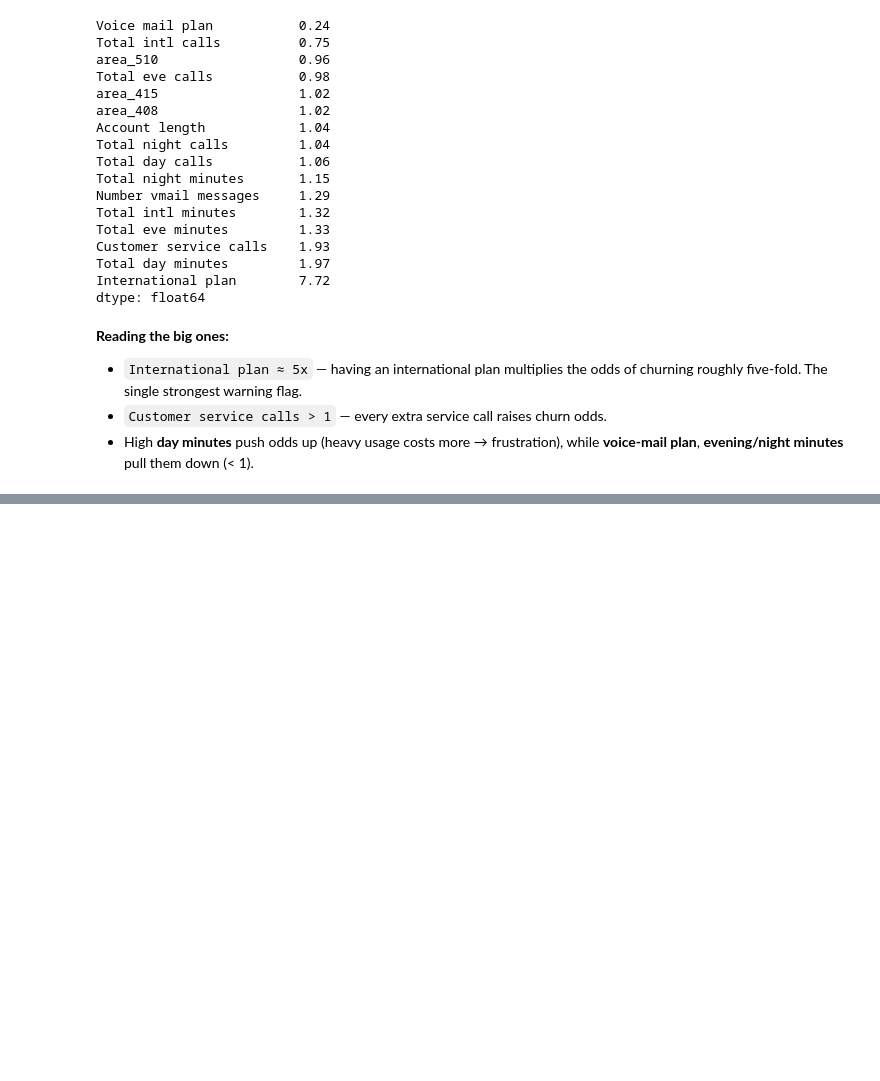
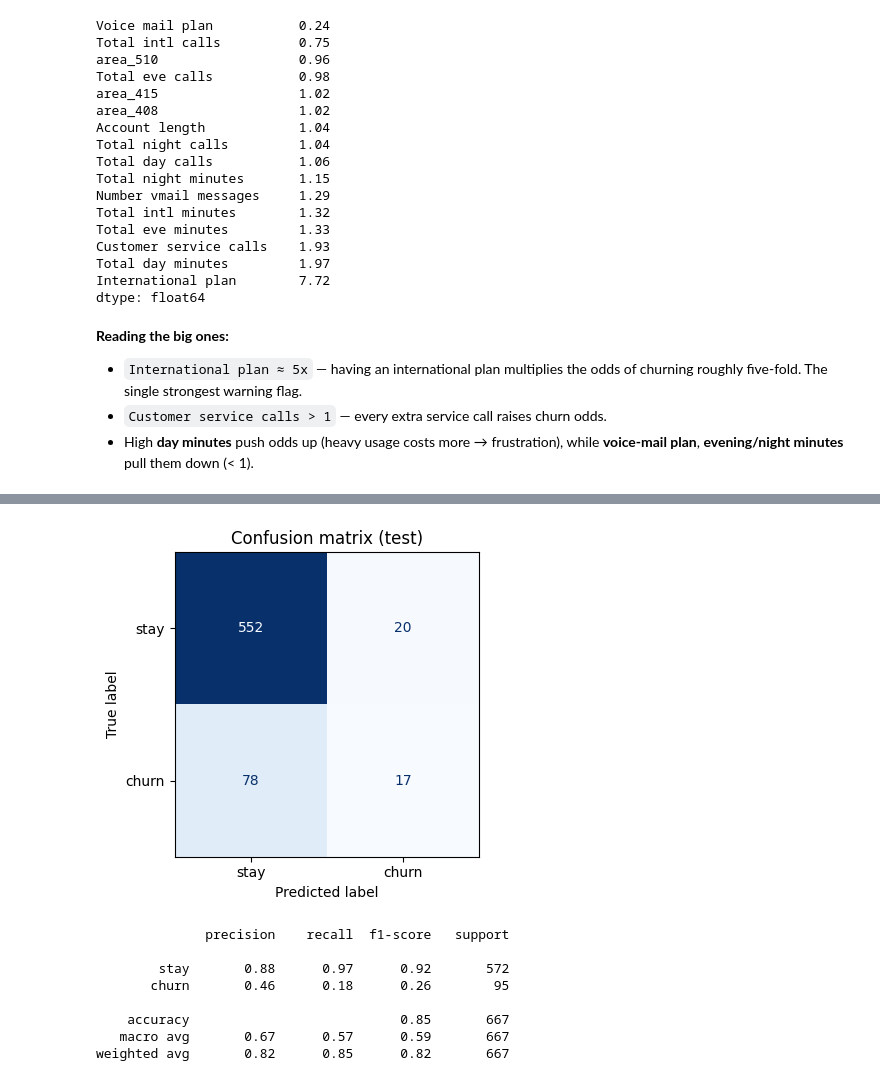
Before and after one commit to meherabmehu/ml-internship-codveda, a Jupyter notebook: level-2-intermediate/01_logistic_regression_churn.ipynb, the cells around one changed output, grey strips where cells are left out. Drawn from its saved outputs; the diff is of its cells as text; code cells hidden in the pictures; blank space fills up the shorter version.

Commit message:
evaluate with confusion matrix and roc curve

```diff
--- a/level-2-intermediate/01_logistic_regression_churn.ipynb
+++ b/level-2-intermediate/01_logistic_regression_churn.ipynb
@@ -226,0 +233,25 @@ dtype: float64
+# %%
+from sklearn.metrics import (classification_report, confusion_matrix,
+                             ConfusionMatrixDisplay, roc_curve, roc_auc_score)
+
+pred = model.predict(X_test)
+
+fig, ax = plt.subplots(figsize=(4.5, 4))
+ConfusionMatrixDisplay(confusion_matrix(y_test, pred),
+                       display_labels=['stay', 'churn']).plot(ax=ax, cmap='Blues',
+                                                              colorbar=False)
+plt.title('Confusion matrix (test)')
+plt.tight_layout()
+plt.show()
+
+print(classification_report(y_test, pred, target_names=['stay', 'churn']))
+# %% [output]
+[figure, added]
+              precision    recall  f1-score   support
+
+        stay       0.88      0.97      0.92       572
+       churn       0.46      0.18      0.26        95
+
+    accuracy                           0.85       667
+   macro avg       0.67      0.57      0.59       667
+weighted avg       0.82      0.85      0.82       667
```
Also changed, not shown: parts of 4 cells of this notebook.
